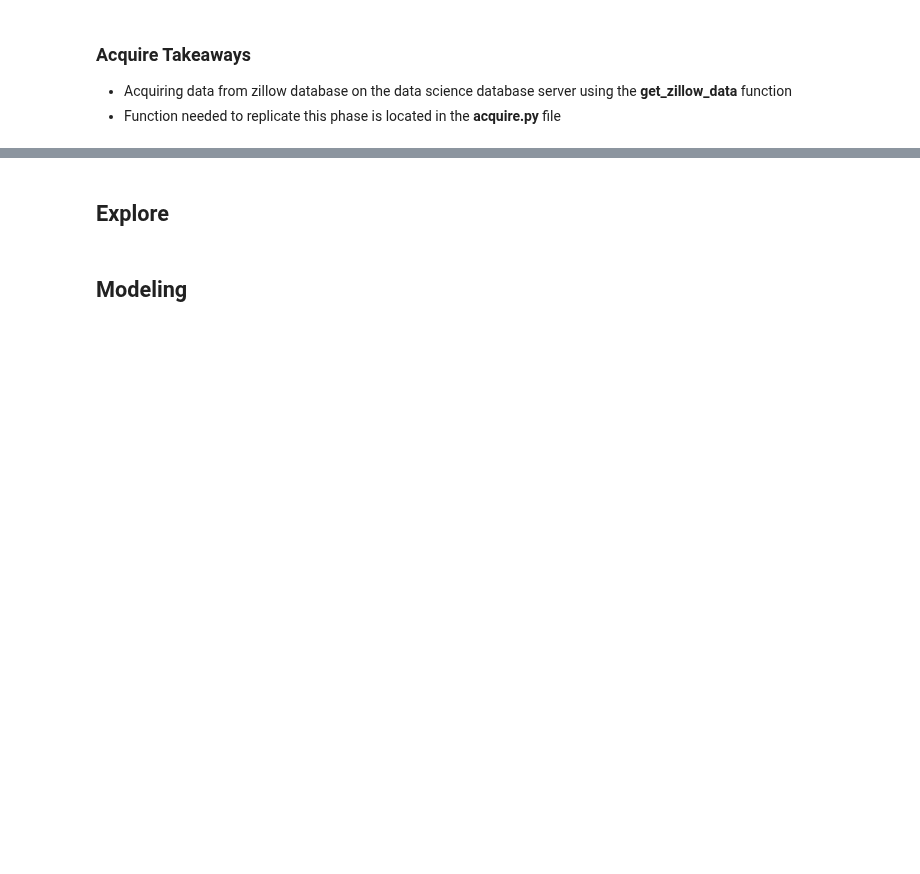
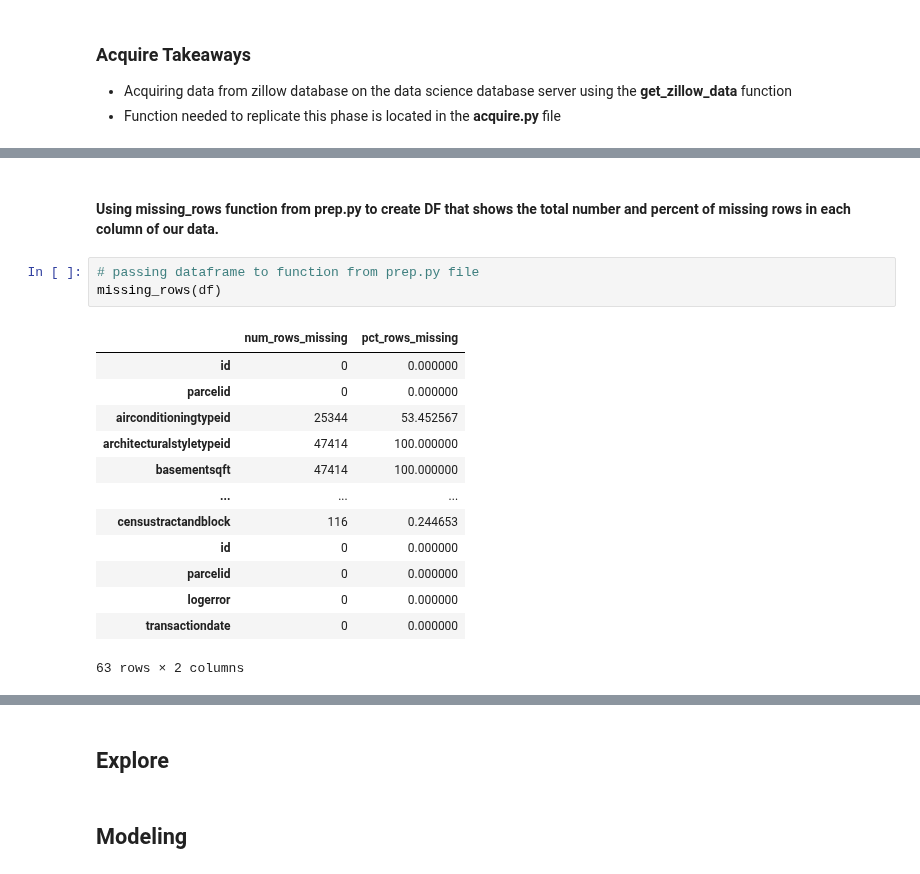
Before and after one commit to SamuelD-Data/zillow_clustering_project, a Jupyter notebook: zillow_clustering_project_notebook.ipynb, the cells around one changed output, grey strips where cells are left out. Drawn from its saved outputs; the diff is of its cells as text; blank space fills up the shorter version.

```diff
--- a/zillow_clustering_project_notebook.ipynb
+++ b/zillow_clustering_project_notebook.ipynb
@@ -101,0 +155,19 @@ Exact preparatory changes made are detailed in the cells below.
+# %% [markdown]
+#### Using missing_rows function from prep.py to create DF that shows the total number and percent of missing rows in each column of our data.
+# %%
+# passing dataframe to function from prep.py file
+missing_rows(df)
+# %% [output]
+|  | num_rows_missing | pct_rows_missing |
+| id | 0 | 0.000000 |
+| parcelid | 0 | 0.000000 |
+| airconditioningtypeid | 25344 | 53.452567 |
+| architecturalstyletypeid | 47414 | 100.000000 |
+| basementsqft | 47414 | 100.000000 |
+| ... | ... | ... |
+| censustractandblock | 116 | 0.244653 |
+| id | 0 | 0.000000 |
+| parcelid | 0 | 0.000000 |
+| logerror | 0 | 0.000000 |
+| transactiondate | 0 | 0.000000 |
+63 rows × 2 columns
```
Also changed, not shown: parts of 26 cells of this notebook.
